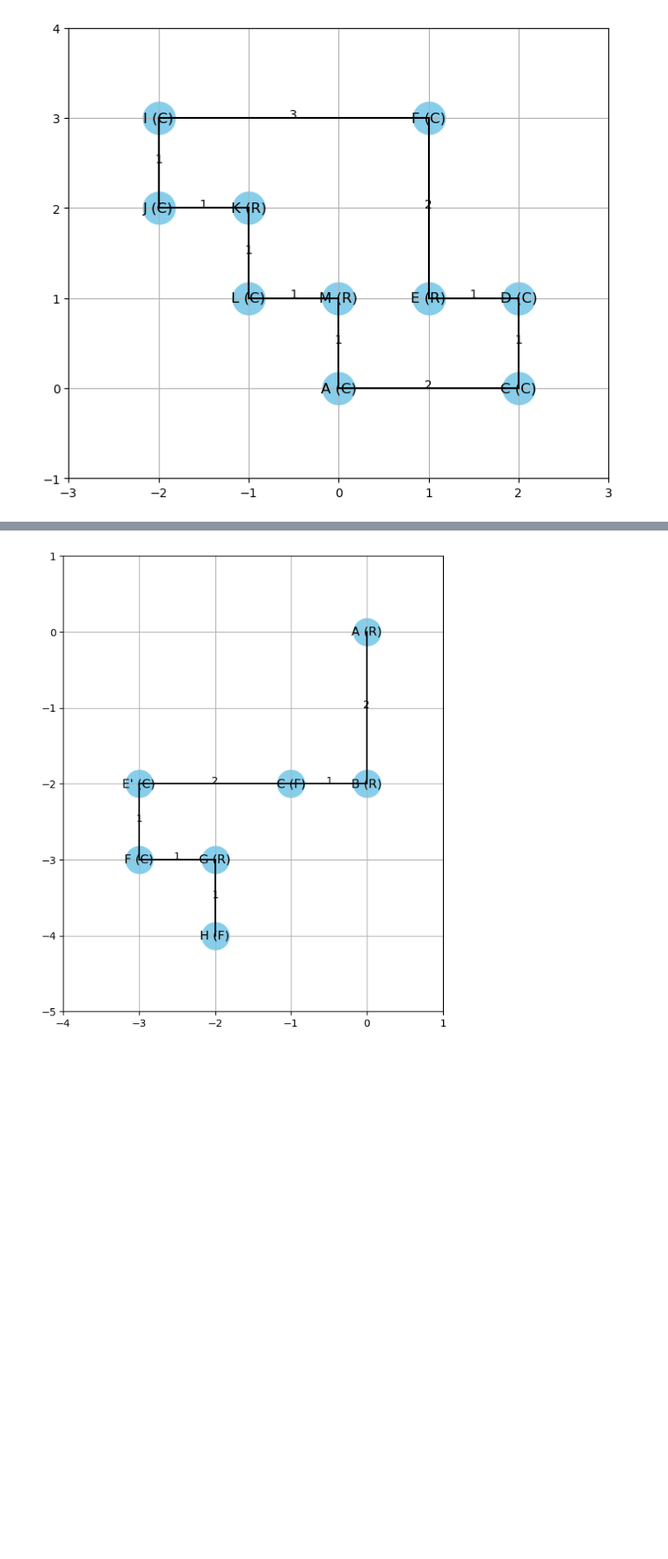
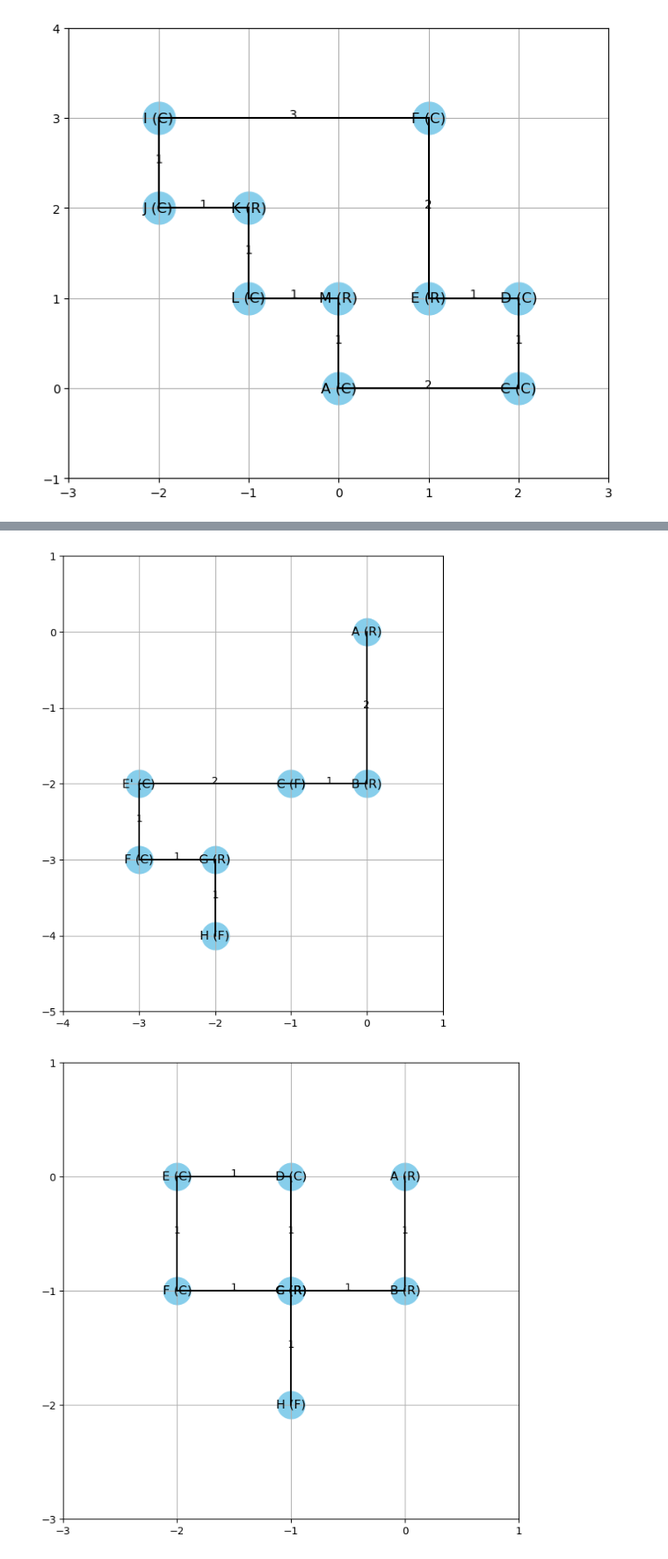
Before and after one commit to KislayTandon22/Graph-Orthogonal-Visualization, a Jupyter notebook: Graph Visualizer/drawing.ipynb, the cells around one changed output, grey strips where cells are left out. Shown: that part at 88% size. Drawn from its saved outputs; the diff is of its cells as text; code cells hidden in the pictures; blank space fills up the shorter version.

```diff
--- a/Graph Visualizer/drawing.ipynb
+++ b/Graph Visualizer/drawing.ipynb
@@ -841,30 +847,55 @@ def reduction_3(graph):
             graph.add_edge(new_label, path[5], max(1, weight_u4_u5 - weight_u2_u3), direction_u4_u5)
             graph.add_edge(path[2], new_label, weight_u3_u4, direction_u3_u4)
             graph.get_edge(path[0], path[1]).weight = max(weight_u2_u3, graph.get_edge(path[0], path[1]).weight)
 
 wg = WeightedGraph()
 
 wg.add_vertex('A', 'R')
 wg.add_vertex('B', 'R')
 wg.add_vertex('C', 'R')
 wg.add_vertex('D', 'C')
 wg.add_vertex('E', 'C')
 wg.add_vertex('F', 'C')
 wg.add_vertex('G', 'R')
 wg.add_vertex('H', 'F')
 
 wg.add_edge('A', 'B', 2, 'S')
 wg.add_edge('B', 'C', 1, 'W')
 wg.add_edge('C', 'D', 1, 'N')
 wg.add_edge('D', 'E', 2, 'W')
 wg.add_edge('E', 'F', 2, 'S')
 wg.add_edge('F', 'G', 1, 'E')
 wg.add_edge('G', 'H', 1, 'S')
 
 wg.draw_graph()
 
 reduction_3(wg)
 wg.draw_graph()
+
+wg = WeightedGraph()
+
+wg.add_vertex('A', 'R')
+wg.add_vertex('B', 'R')
+wg.add_vertex('C', 'R')
+wg.add_vertex('D', 'C')
+wg.add_vertex('E', 'C')
+wg.add_vertex('F', 'C')
+wg.add_vertex('G', 'R')
+wg.add_vertex('H', 'F')
+
+wg.add_edge('A', 'B', 1, 'S')
+wg.add_edge('B', 'C', 1, 'W')
+wg.add_edge('C', 'D', 1, 'N')
+wg.add_edge('D', 'E', 1, 'W')
+wg.add_edge('E', 'F', 1, 'S')
+wg.add_edge('F', 'G', 1, 'E')
+wg.add_edge('G', 'H', 1, 'S')
+
+wg.draw_graph()
+
+reduction_3(wg)
+wg.draw_graph()
 # %% [output]
 [figure]
 [figure]
+[figure, added]
```
Also changed, not shown: parts of 3 cells of this notebook.
